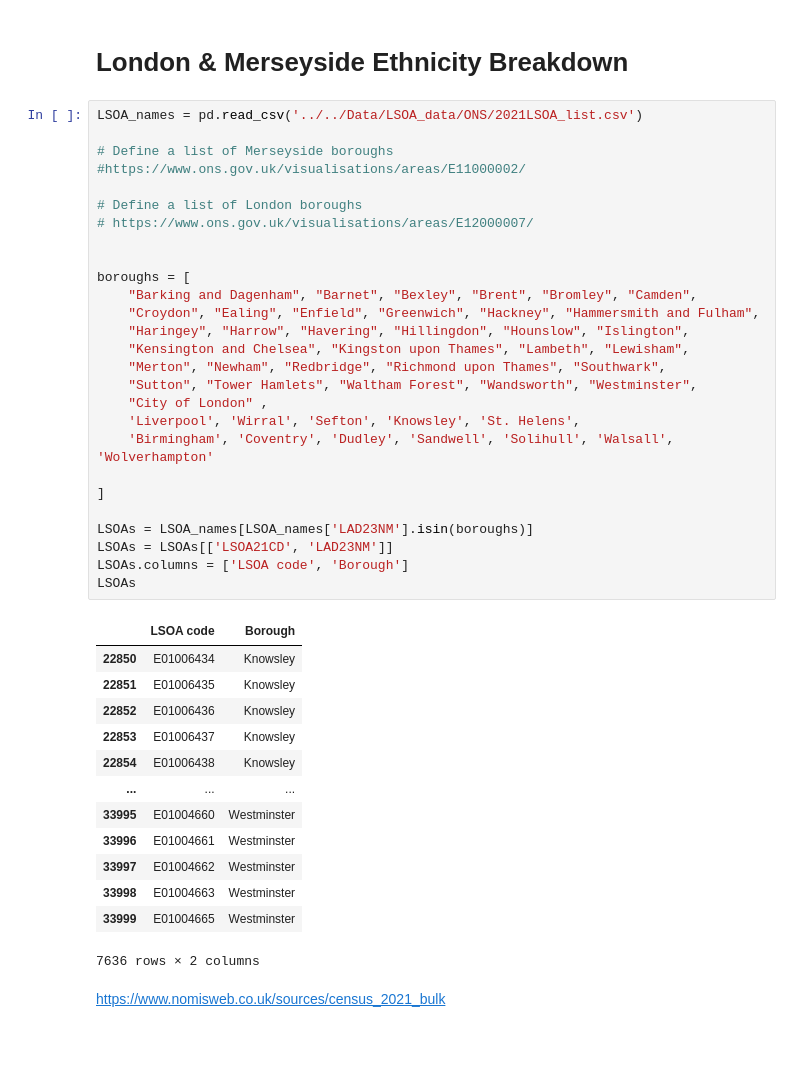
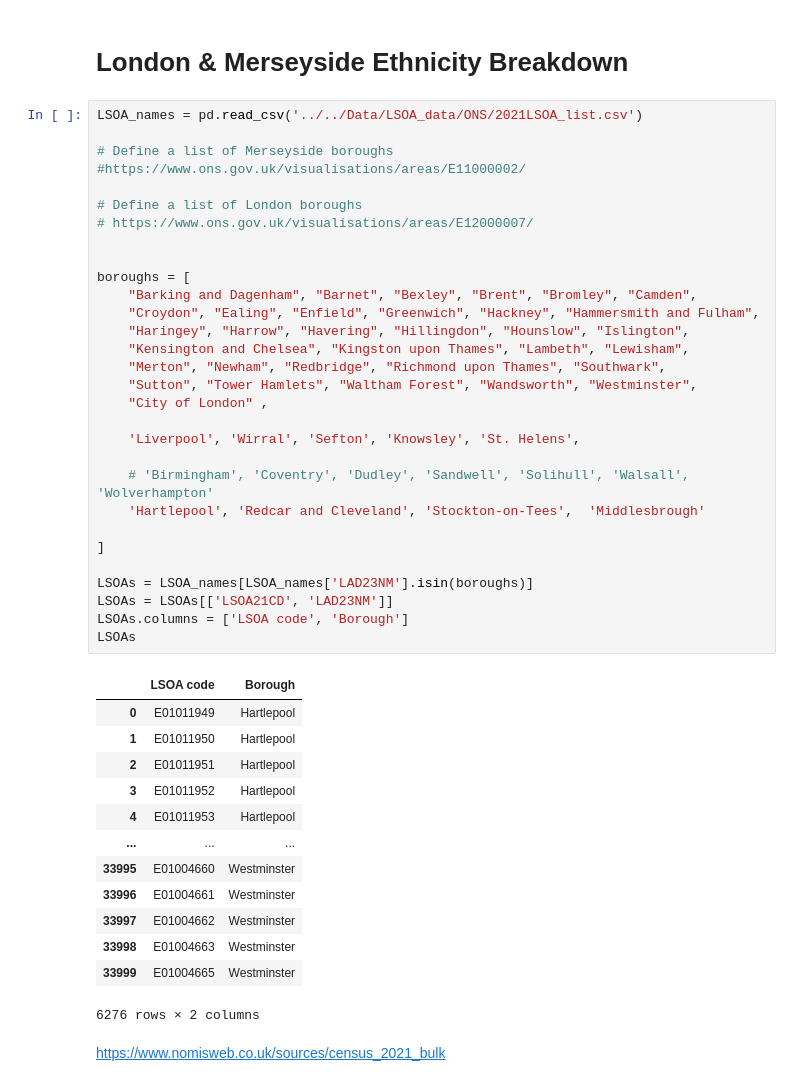
Before and after one commit to KofiBartonByfield/Dissertation, a Jupyter notebook: Code/Data Collection/pre_analysis.ipynb, the cells around one changed output. Drawn from its saved outputs; the diff is of its cells as text; blank space fills up the shorter version.

```diff
--- a/Code/Data Collection/pre_analysis.ipynb
+++ b/Code/Data Collection/pre_analysis.ipynb
@@ -297,44 +716,47 @@ West Midlands missing Longitude: 0 of 29680 (0.00%)
 # %%
 LSOA_names = pd.read_csv('../../Data/LSOA_data/ONS/2021LSOA_list.csv')
 
 # Define a list of Merseyside boroughs
 #https://www.ons.gov.uk/visualisations/areas/E11000002/
 
 # Define a list of London boroughs
 # https://www.ons.gov.uk/visualisations/areas/E12000007/
 
 
 boroughs = [
     "Barking and Dagenham", "Barnet", "Bexley", "Brent", "Bromley", "Camden",
     "Croydon", "Ealing", "Enfield", "Greenwich", "Hackney", "Hammersmith and Fulham",
     "Haringey", "Harrow", "Havering", "Hillingdon", "Hounslow", "Islington",
     "Kensington and Chelsea", "Kingston upon Thames", "Lambeth", "Lewisham",
     "Merton", "Newham", "Redbridge", "Richmond upon Thames", "Southwark",
     "Sutton", "Tower Hamlets", "Waltham Forest", "Wandsworth", "Westminster",
     "City of London" ,
+
     'Liverpool', 'Wirral', 'Sefton', 'Knowsley', 'St. Helens',
-    'Birmingham', 'Coventry', 'Dudley', 'Sandwell', 'Solihull', 'Walsall', 'Wolverhampton'
+
+    # 'Birmingham', 'Coventry', 'Dudley', 'Sandwell', 'Solihull', 'Walsall', 'Wolverhampton'
+    'Hartlepool', 'Redcar and Cleveland', 'Stockton-on-Tees',  'Middlesbrough'
 
 ]
 
 LSOAs = LSOA_names[LSOA_names['LAD23NM'].isin(boroughs)]
 LSOAs = LSOAs[['LSOA21CD', 'LAD23NM']]
 LSOAs.columns = ['LSOA code', 'Borough']
 LSOAs
 # %% [output]
 |  | LSOA code | Borough |
-| 22850 | E01006434 | Knowsley |
-| 22851 | E01006435 | Knowsley |
-| 22852 | E01006436 | Knowsley |
-| 22853 | E01006437 | Knowsley |
-| 22854 | E01006438 | Knowsley |
+| 0 | E01011949 | Hartlepool |
+| 1 | E01011950 | Hartlepool |
+| 2 | E01011951 | Hartlepool |
+| 3 | E01011952 | Hartlepool |
+| 4 | E01011953 | Hartlepool |
 | ... | ... | ... |
 | 33995 | E01004660 | Westminster |
 | 33996 | E01004661 | Westminster |
 | 33997 | E01004662 | Westminster |
 | 33998 | E01004663 | Westminster |
 | 33999 | E01004665 | Westminster |
-7636 rows × 2 columns
+6276 rows × 2 columns
 # %% [markdown]
 https://www.nomisweb.co.uk/sources/census_2021_bulk
 # %%
```
Also changed, not shown: parts of 34 cells of this notebook.
